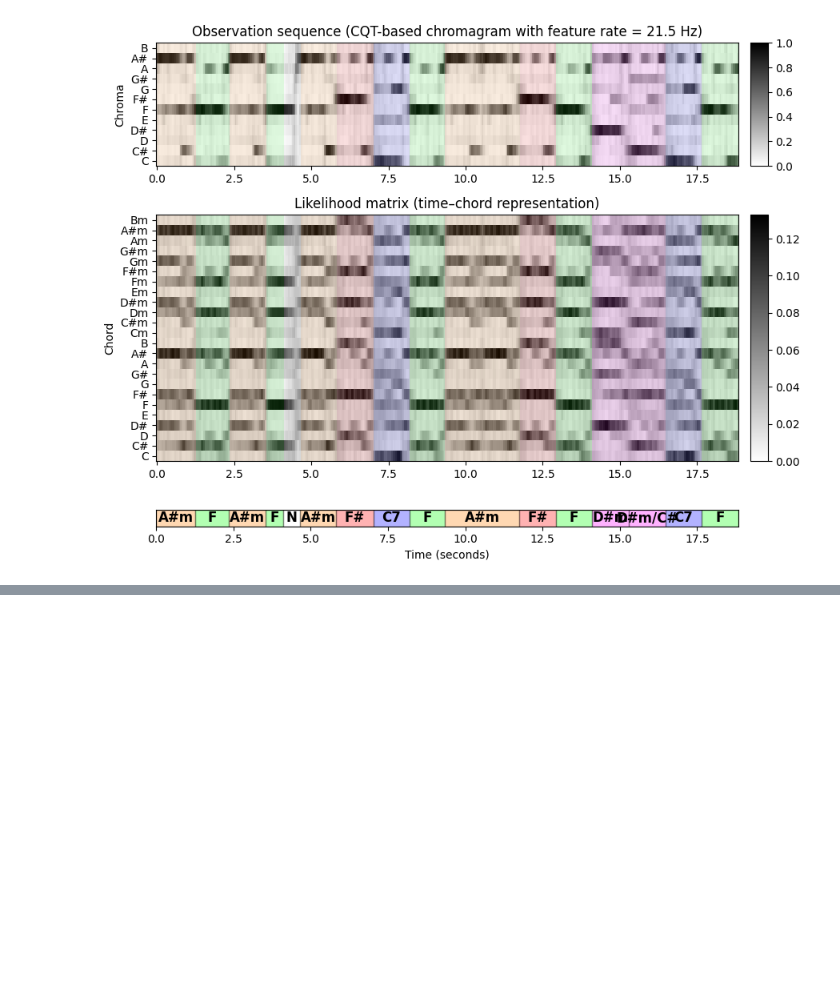
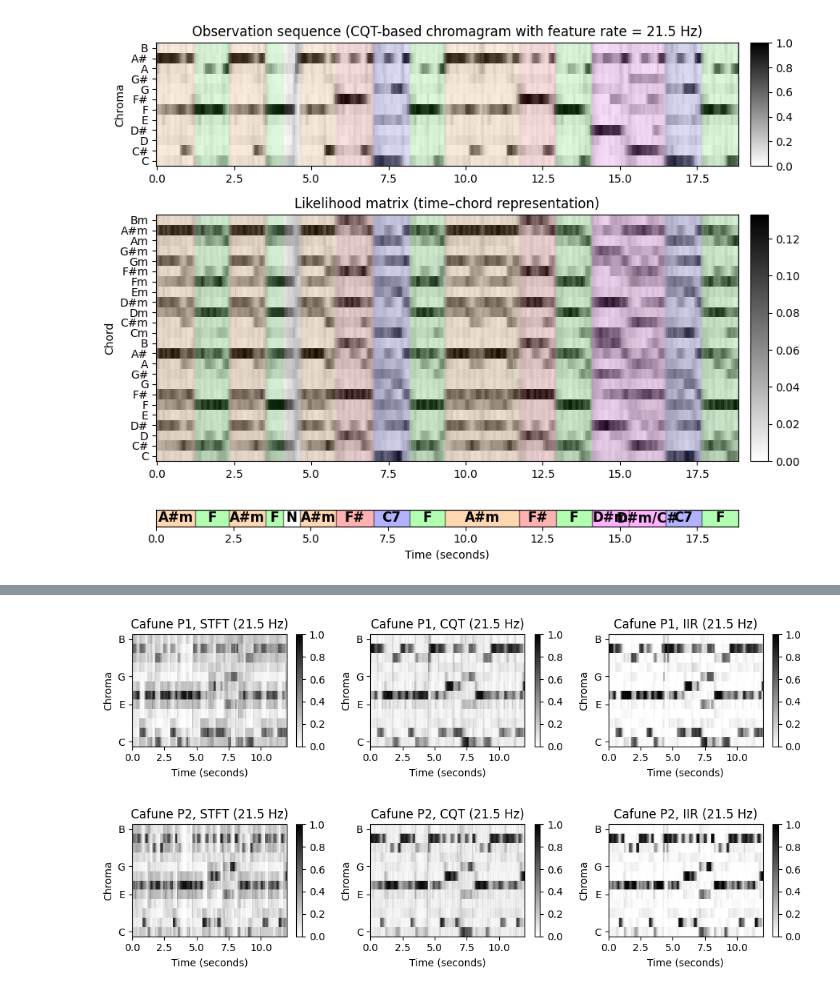
Before and after one commit to RodrigoPita/TCC, a Jupyter notebook: Initial Tests/batch_3.ipynb, the cells around one changed output, grey strips where cells are left out. Drawn from its saved outputs; the diff is of its cells as text; code cells hidden in the pictures; blank space fills up the shorter version.

Commit message:
Início da quarta bateria de testes e mudança no tamanho da legenda dos gráficos

```diff
--- a/Initial Tests/batch_3.ipynb
+++ b/Initial Tests/batch_3.ipynb
@@ -39,3 +39,20 @@ plot_hmm_likelihood_matrix(fn_wav, fn_ann, color_ann, CHORD_LABELS, version=V_CQ
 [figure]
 [figure]
 [figure]
+# %%
+song_dict = {}
+song_dict[0] = ['Cafune P1', 'r',
+                '../Data/Carol Pita - Um Cafune E Um Violao - p1.wav',
+                '../Data/cafune_labels_p1.csv']
+song_dict[1] = ['Cafune P2', 'b',
+                '../Data/Carol Pita - Um Cafune E Um Violao - p2.wav',
+                '../Data/cafune_labels_p2.csv']
+
+song_selected = [0, 1]
+
+print('===== Computation of STFT-based chromagrams =====')
+X_dict_STFT, Fs_X_dict_STFT, ann_dict_STFT, x_dur_dict, chord_labels = compute_X_dict(song_dict, song_selected, version='STFT')
+print('===== Computation of CQT-based chromagrams =====')
+X_dict_CQT, Fs_X_dict_CQT, ann_dict_CQT, x_dur_dict, chord_labels = compute_X_dict(song_dict, song_selected, version='CQT')
+print('===== Computation of IIR-based chromagrams =====')
+X_dict_IIR, Fs_X_dict_IIR, ann_dict_IIR, x_dur_dict, chord_labels = compute_X_dict(song_dict, song_selected, version='IIR')
@@ -41,0 +69,23 @@ plot_hmm_likelihood_matrix(fn_wav, fn_ann, color_ann, CHORD_LABELS, version=V_CQ
+# %%
+cmap = 'gray_r'
+for s in song_selected:
+    fig, ax = plt.subplots(1, 3, gridspec_kw={'width_ratios': [1, 1, 1],
+                                              'height_ratios': [2]}, figsize=(10, 2.5))
+    title = '%s, STFT (%0.1f Hz)' % (song_dict[s][0], Fs_X_dict_STFT[s])
+    libfmp.b.plot_chromagram(X_dict_STFT[s], Fs=Fs_X_dict_CQT[s], ax=[ax[0]],
+                             chroma_yticks=[0, 4, 7, 11], clim=[0, 1], cmap=cmap,
+                             title=title, ylabel='Chroma', colorbar=True, xlim=[0, 12])
+
+    title = '%s, CQT (%0.1f Hz)' % (song_dict[s][0], Fs_X_dict_CQT[s])
+    libfmp.b.plot_chromagram(X_dict_CQT[s], Fs=Fs_X_dict_CQT[s], ax=[ax[1]],
+                             chroma_yticks=[0, 4, 7, 11], clim=[0, 1], cmap=cmap,
+                             title=title, ylabel='Chroma', colorbar=True, xlim=[0, 12])
+
+    title = '%s, IIR (%0.1f Hz)' % (song_dict[s][0], Fs_X_dict_IIR[s])
+    libfmp.b.plot_chromagram(X_dict_IIR[s], Fs=Fs_X_dict_IIR[s], ax=[ax[2]],
+                             chroma_yticks=[0, 4, 7, 11], clim=[0, 1], cmap=cmap,
+                             title=title, ylabel='Chroma', colorbar=True, xlim=[0, 12])
+    plt.tight_layout()
+# %% [output]
+[figure, added]
+[figure, added]
```
Also changed, not shown: parts of 2 cells of this notebook, 17 other files.
